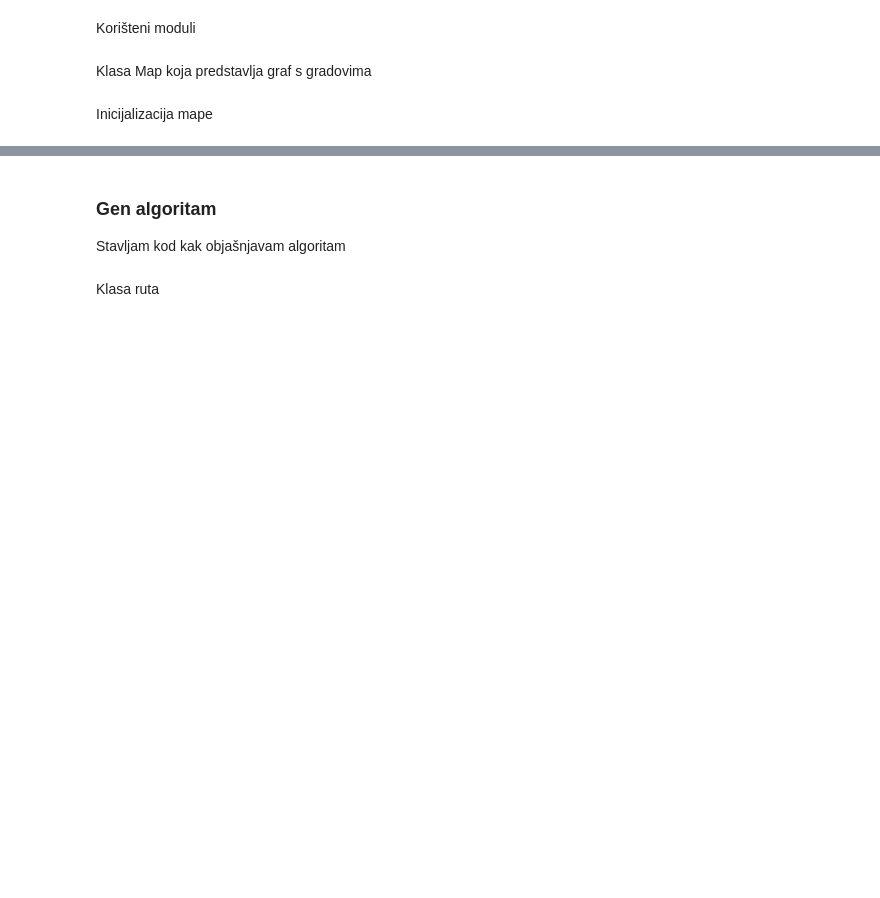
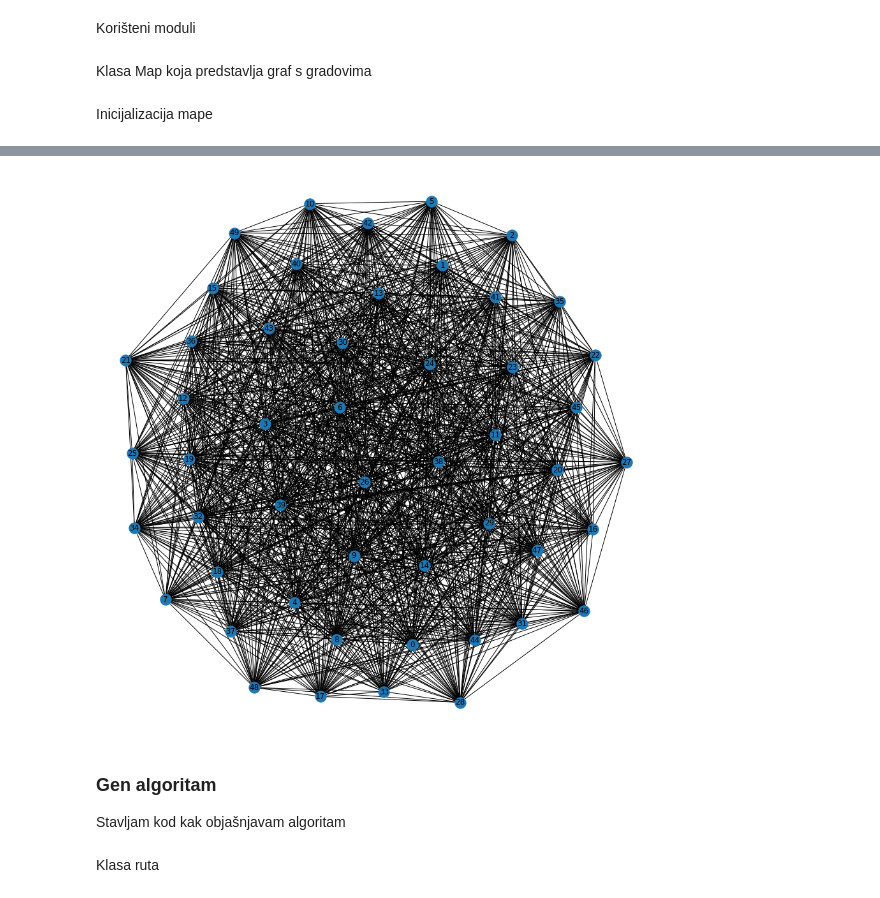
Before and after one commit to marcihel05/GeneticTravellingSalesman, a Jupyter notebook: Genetic Travelling Salesman.ipynb, the cells around one changed output, grey strips where cells are left out. Saved outputs shown, nothing was run; the diff lists cells and outputs as text; code cells hidden in the pictures; blank space fills up the shorter version.

```diff
--- a/Genetic Travelling Salesman.ipynb
+++ b/Genetic Travelling Salesman.ipynb
@@ -46,3 +57,7 @@ map.draw_graph()
+# %%
+map.make_graph()
+# %% [output]
+[figure, added]
 # %% [markdown]
 ### Gen algoritam
 Stavljam kod kak objašnjavam algoritam
```
Also changed, not shown: parts of 18 cells of this notebook.
